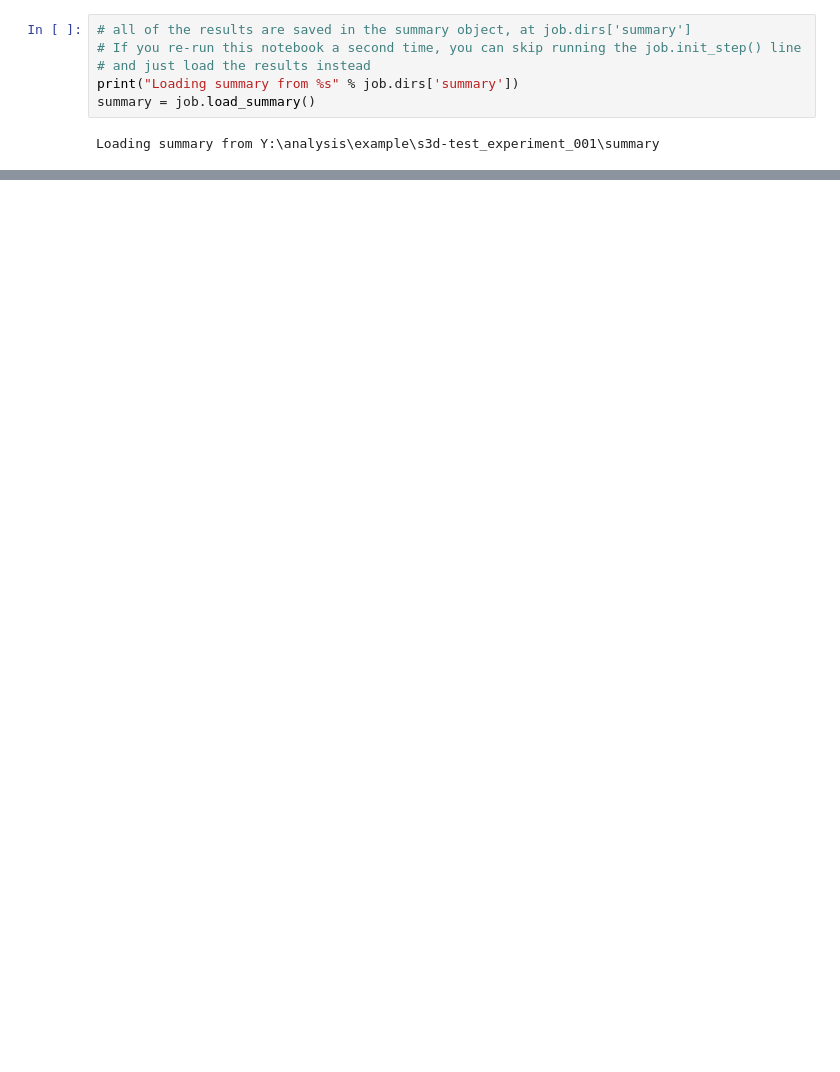
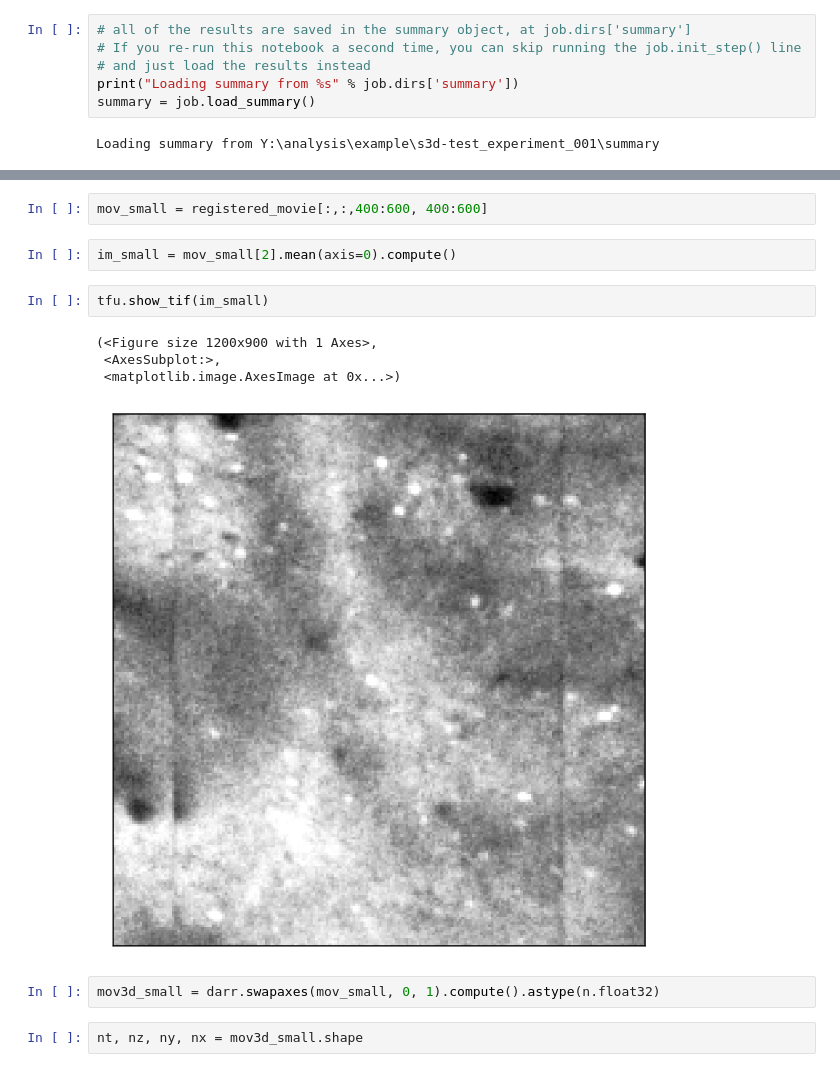
Before and after one commit to alihaydaroglu/suite3d, a Jupyter notebook: notebooks/example.ipynb, the cells around one changed output, grey strips where cells are left out. Drawn from its saved outputs; the diff is of its cells as text; blank space fills up the shorter version.

```diff
--- a/notebooks/example.ipynb
+++ b/notebooks/example.ipynb
@@ -220,0 +238,15 @@ vmap = n.load(os.path.join)
+# %%
+mov_small = registered_movie[:,:,400:600, 400:600]
+# %%
+im_small = mov_small[2].mean(axis=0).compute()
+# %%
+tfu.show_tif(im_small)
+# %% [output]
+(<Figure size 1200x900 with 1 Axes>,
+ <AxesSubplot:>,
+ <matplotlib.image.AxesImage at 0x...>)
+[figure, added]
+# %%
+mov3d_small = darr.swapaxes(mov_small, 0, 1).compute().astype(n.float32)
+# %%
+nt, nz, ny, nx = mov3d_small.shape
```
Also changed, not shown: parts of 25 cells of this notebook.
